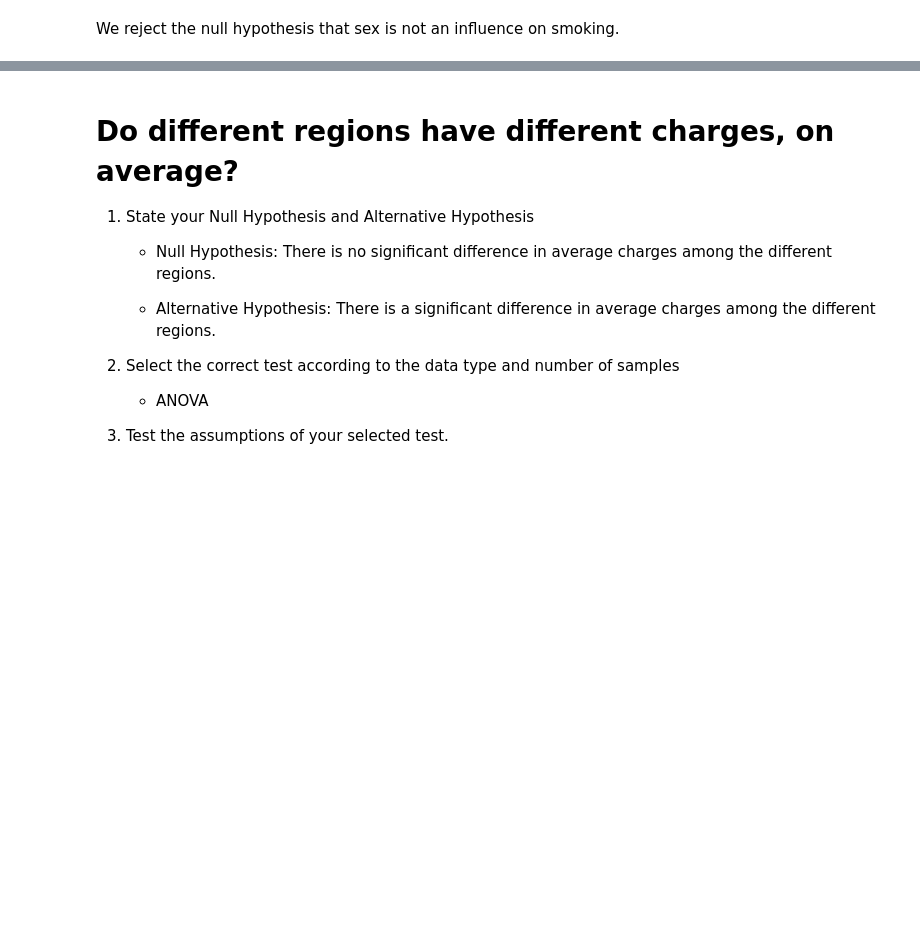
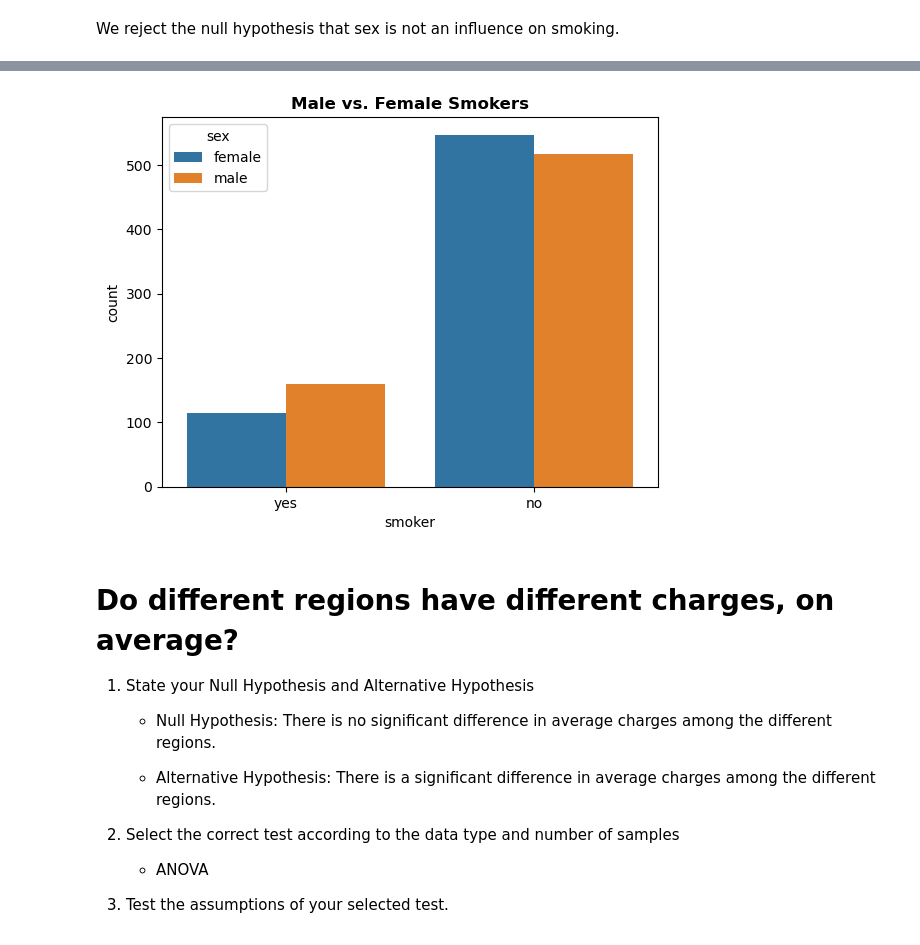
Before and after one commit to eckoecho/Hypothesis-Testing-with-Insurance-Data, a Jupyter notebook: Hypothesis Testing with Insurance Data.ipynb, the cells around one changed output, grey strips where cells are left out. Saved outputs shown, nothing was run; the diff lists cells and outputs as text; code cells hidden in the pictures; blank space fills up the shorter version.

```diff
--- a/Hypothesis Testing with Insurance Data.ipynb
+++ b/Hypothesis Testing with Insurance Data.ipynb
@@ -185,3 +232,11 @@ We reject the null hypothesis that sex is not an influence on smoking.
+# %%
+smoker_data = df[df['smoker'] == 'yes']
+
+fig, ax = plt.subplots()
+sns.countplot(df, x=df["smoker"], hue="sex")
+ax.set_title("Male vs. Female Smokers", weight="bold");
+# %% [output]
+[figure, added]
 # %% [markdown]
 # Do different regions have different charges, on average?
 
```
Also changed, not shown: parts of 6 cells of this notebook.
